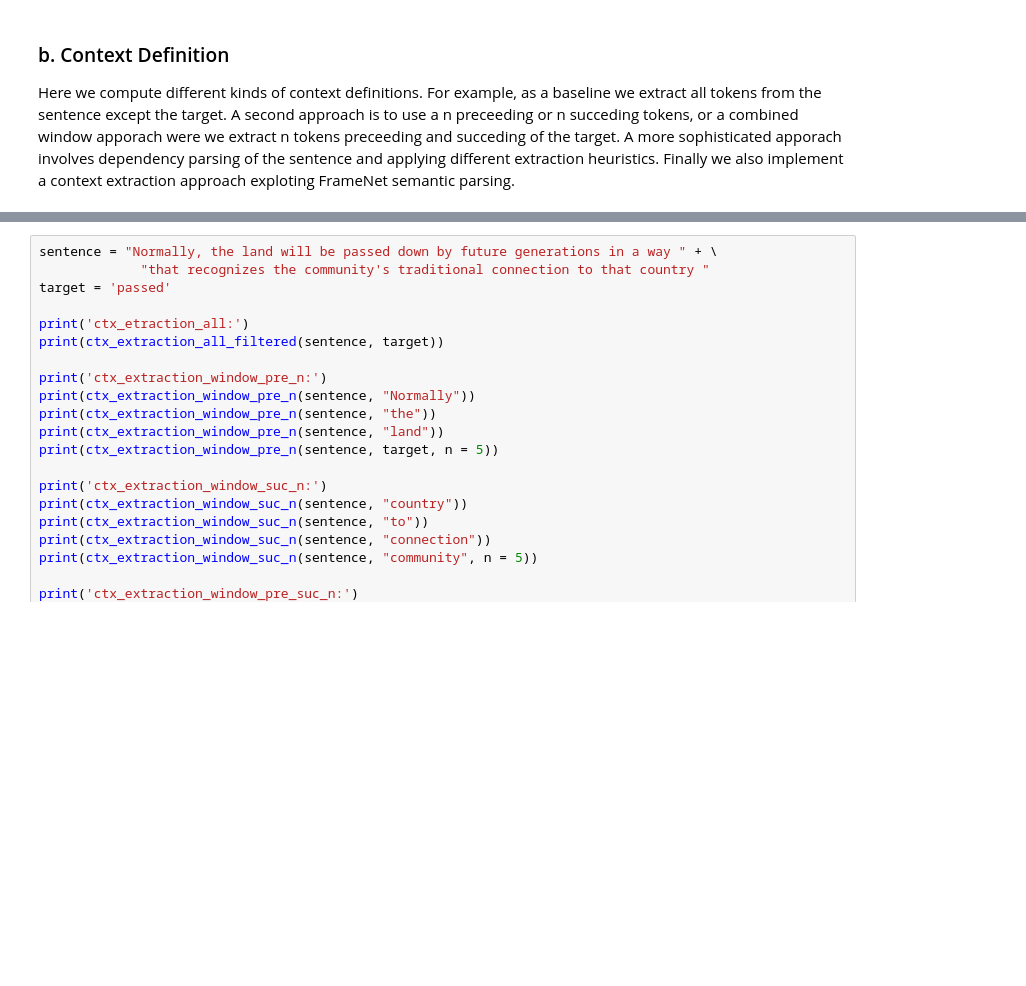
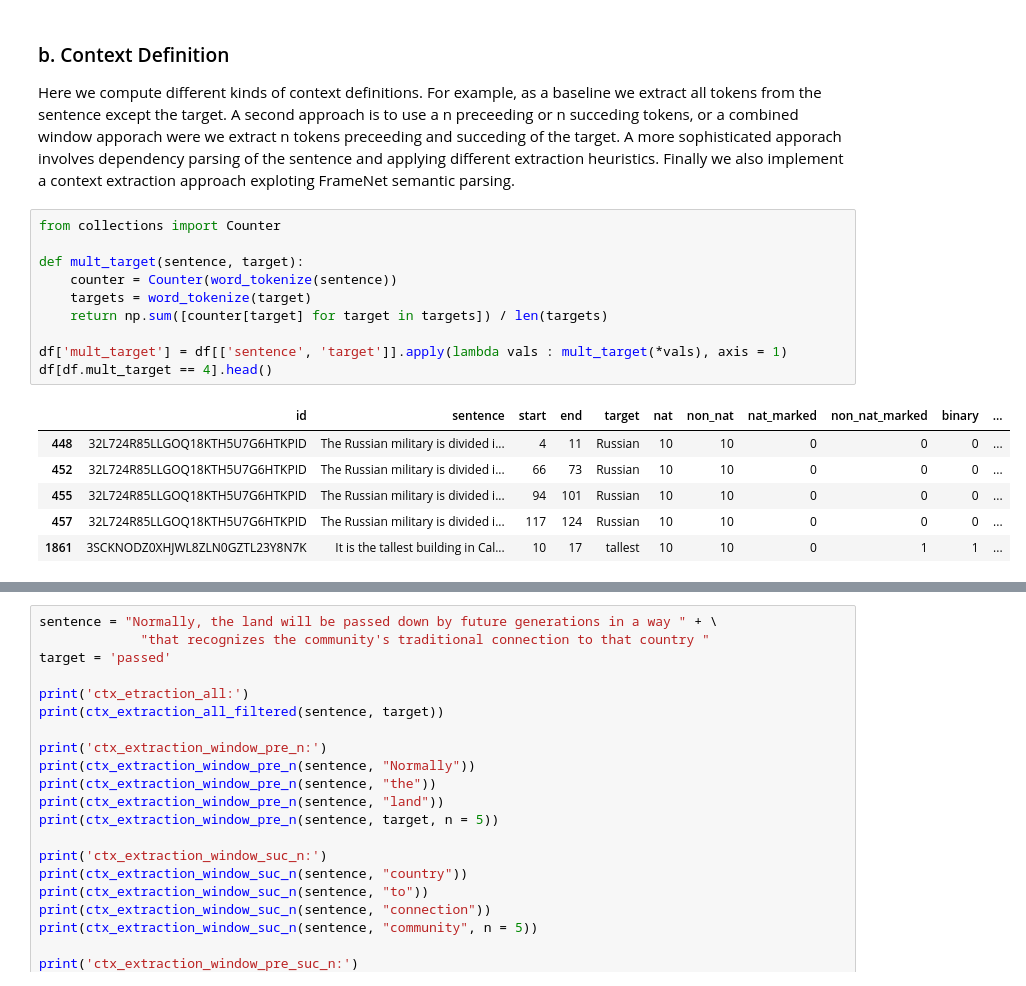
Before and after one commit to kristiankolthoff/CoWoPhId, a Jupyter notebook: python/FeaturesCWI.ipynb, the cells around one changed output, grey strips where cells are left out. Drawn from its saved outputs; the diff is of its cells as text; blank space fills up the shorter version.

```diff
--- a/python/FeaturesCWI.ipynb
+++ b/python/FeaturesCWI.ipynb
@@ -299,6 +314,23 @@ def agg_feat_num_min(tokens, func_feature, *args):
 # %% [markdown]
 ### b. Context Definition
 Here we compute different kinds of context definitions. For example, as a baseline we extract all tokens from the sentence except the target. A second approach is to use a n preceeding or n succeding tokens, or a combined window apporach were we extract n tokens preceeding and succeding of the target. A more sophisticated apporach involves dependency parsing of the sentence and applying different extraction heuristics. Finally we also implement a context extraction approach exploting FrameNet semantic parsing.
+# %%
+from collections import Counter
+
+def mult_target(sentence, target):
+    counter = Counter(word_tokenize(sentence))
+    targets = word_tokenize(target)
+    return np.sum([counter[target] for target in targets]) / len(targets)
+
+df['mult_target'] = df[['sentence', 'target']].apply(lambda vals : mult_target(*vals), axis = 1)
+df[df.mult_target == 4].head()
+# %% [output]
+|  | id | sentence | start | end | target | nat | non_nat | nat_marked | non_nat_marked | binary | ... |
+| 448 | 32L724R85LLGOQ18KTH5U7G6HTKPID | The Russian military is divided i... | 4 | 11 | Russian | 10 | 10 | 0 | 0 | 0 | ... |
+| 452 | 32L724R85LLGOQ18KTH5U7G6HTKPID | The Russian military is divided i... | 66 | 73 | Russian | 10 | 10 | 0 | 0 | 0 | ... |
+| 455 | 32L724R85LLGOQ18KTH5U7G6HTKPID | The Russian military is divided i... | 94 | 101 | Russian | 10 | 10 | 0 | 0 | 0 | ... |
+| 457 | 32L724R85LLGOQ18KTH5U7G6HTKPID | The Russian military is divided i... | 117 | 124 | Russian | 10 | 10 | 0 | 0 | 0 | ... |
+| 1861 | 3SCKNODZ0XHJWL8ZLN0GZTL23Y8N7K | It is the tallest building in Cal... | 10 | 17 | tallest | 10 | 10 | 0 | 1 | 1 | ... |
 # %%
 from nltk.tokenize import word_tokenize
 from nltk.parse.stanford import StanfordDependencyParser
```
Also changed, not shown: parts of 4 cells of this notebook.
